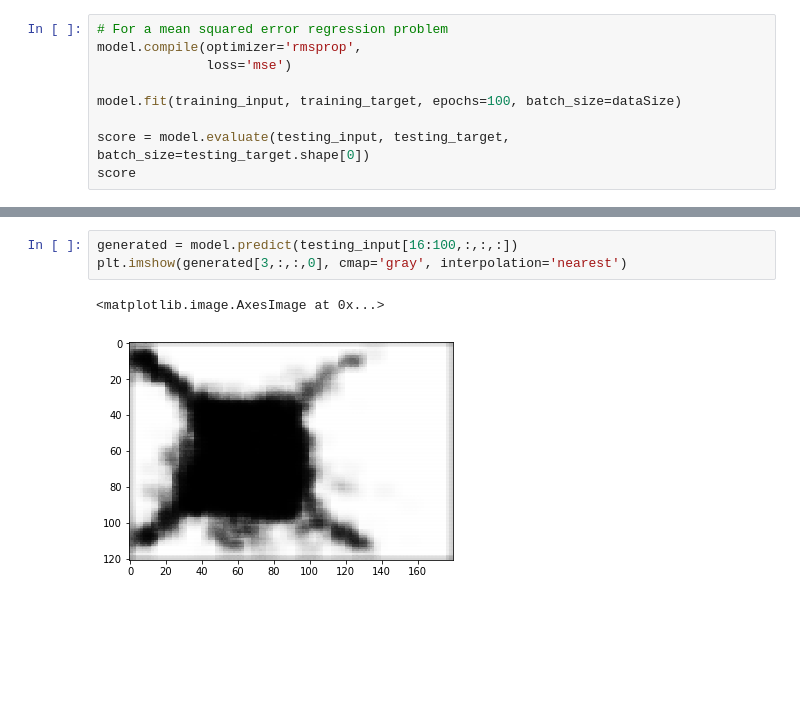
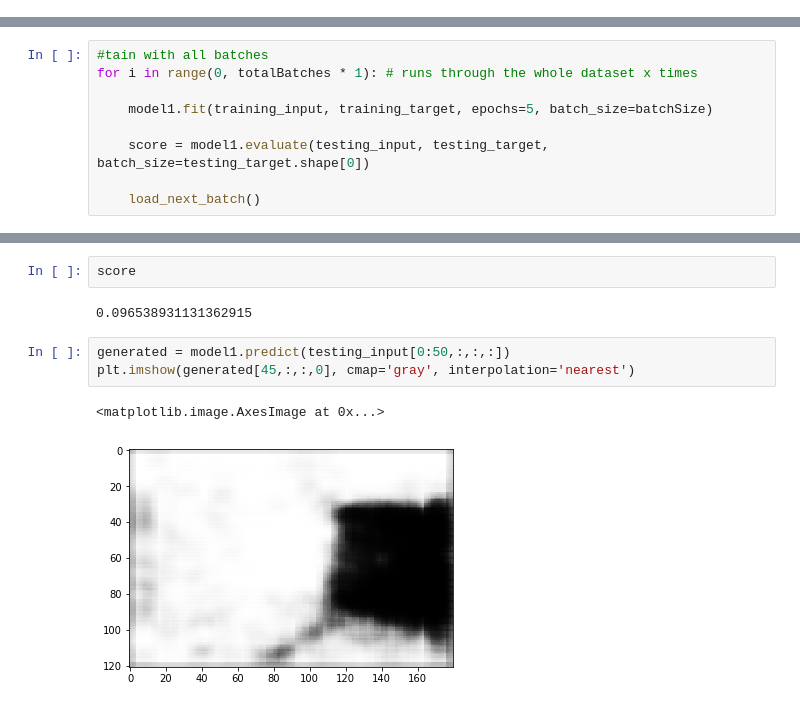
Before and after one commit to Kronstrand/2Dto3Dann, a Jupyter notebook: 2Dto3D.ipynb, the cells around one changed output, grey strips where cells are left out. Saved outputs shown, nothing was run; the diff lists cells and outputs as text; blank space fills up the shorter version.

```diff
--- a/2Dto3D.ipynb
+++ b/2Dto3D.ipynb
@@ -101,10 +132 @@ Non-trainable params: 28
 _________________________________________________________________
-# %%
-# For a mean squared error regression problem
-model.compile(optimizer='rmsprop',
-              loss='mse')
-
-model.fit(training_input, training_target, epochs=100, batch_size=dataSize)
-
-score = model.evaluate(testing_input, testing_target, batch_size=testing_target.shape[0])
-score
@@ -112,0 +133,9 @@ Epoch 1/100
+# %%
+#tain with all batches
+for i in range(0, totalBatches * 1): # runs through the whole dataset x times
+
+    model1.fit(training_input, training_target, epochs=5, batch_size=batchSize)
+
+    score = model1.evaluate(testing_input, testing_target, batch_size=testing_target.shape[0])
+
+    load_next_batch()
@@ -113,6 +160,10 @@ Epoch 1/100
+# %%
+score
+# %% [output]
+0.096538931131362915
 # %%
-generated = model.predict(testing_input[16:100,:,:,:])
-plt.imshow(generated[3,:,:,0], cmap='gray', interpolation='nearest')
+generated = model1.predict(testing_input[0:50,:,:,:])
+plt.imshow(generated[45,:,:,0], cmap='gray', interpolation='nearest')
 # %% [output]
 <matplotlib.image.AxesImage at 0x...>
-[figure, old version]
+[figure, new version]
```
Also changed, not shown: parts of 11 cells of this notebook.
